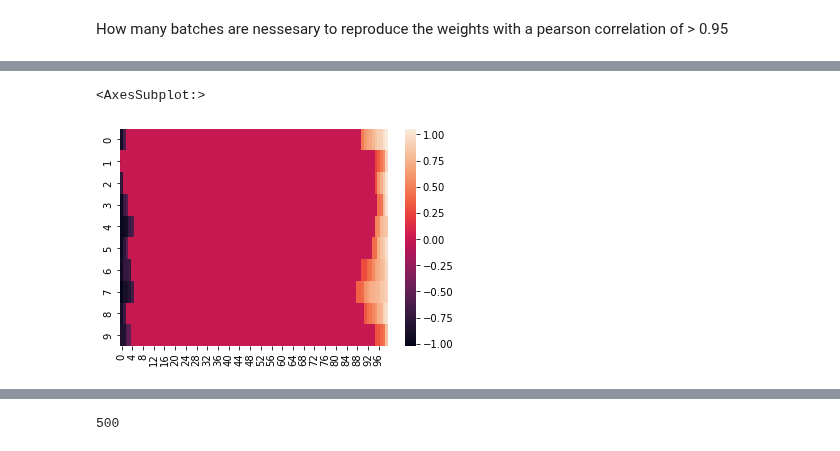
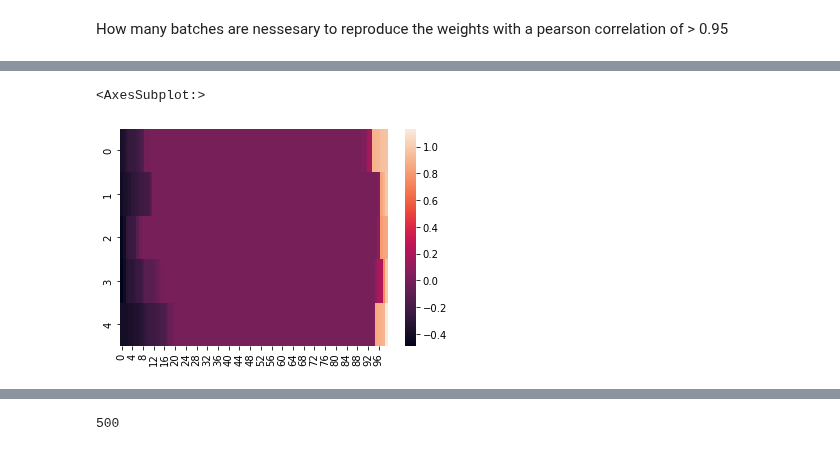
Before and after one commit to casperpeters/intern, a Jupyter notebook: notebooks/Reconstructing RTRBM/Scalability/Researching scalability limited.ipynb, the cells around one changed output, grey strips where cells are left out. Saved outputs shown, nothing was run; the diff lists cells and outputs as text; code cells hidden in the pictures.

```diff
--- a/notebooks/Reconstructing RTRBM/Scalability/Researching scalability limited.ipynb
+++ b/notebooks/Reconstructing RTRBM/Scalability/Researching scalability limited.ipynb
@@ -34,2 +32,23 @@ from data.reshape_data import *
 # %% [markdown]
 How many batches are nessesary to reproduce the weights with a pearson correlation of > 0.95
+# %%
+N_V = 50
+N_H = 5
+T = 50
+n_batches = 10
+nabla=0.1
+n_conn=2
+
+sp = 1-n_conn/N_H
+min = -1
+max = 1
+
+W = nabla * torch.randn((N_H, N_V), dtype=torch.float)
+temp_W = (min - max) * torch.rand(N_H, dtype=torch.float) + max
+W += np.random.choice(np.array(temp_W), size=(N_H, N_V))
+
+for i in range(N_V):
+    if torch.sum(W[:, i]==0)/N_H<sp:
+        W[:, i][ np.random.permutation(N_H)[:int(np.ceil(sp * N_H))]] = 0
+
+sns.heatmap(W)
@@ -78,12 +101,14 @@ sns.heatmap(W_acc)
+# %%
+data, rtrbm = recon_rtrbm(N_V, N_H, T, n_batches, nabla=0.1, n_conn=1)
 # %%
-W1 = torch.zeros_like(W)
-for i in range(W.shape[0]):
-    W1[i, :] = W[i, torch.argsort(W[i, :], descending=False)]
+W1 = torch.zeros_like(rtrbm.W)
+for i in range(rtrbm.W.shape[0]):
+    W1[i, :] = rtrbm.W[i, torch.argsort(rtrbm.W[i, :], descending=False)]
 
 sns.heatmap(W1)
 # %% [output]
 <AxesSubplot:>
-[figure, old version]
+[figure, new version]
 # %%
 data = torch.zeros(N_V, T, n_batches)
 rt = torch.zeros(N_H, T, n_batches)
```
Also changed, not shown: parts of 8 cells of this notebook, 6 other files.
